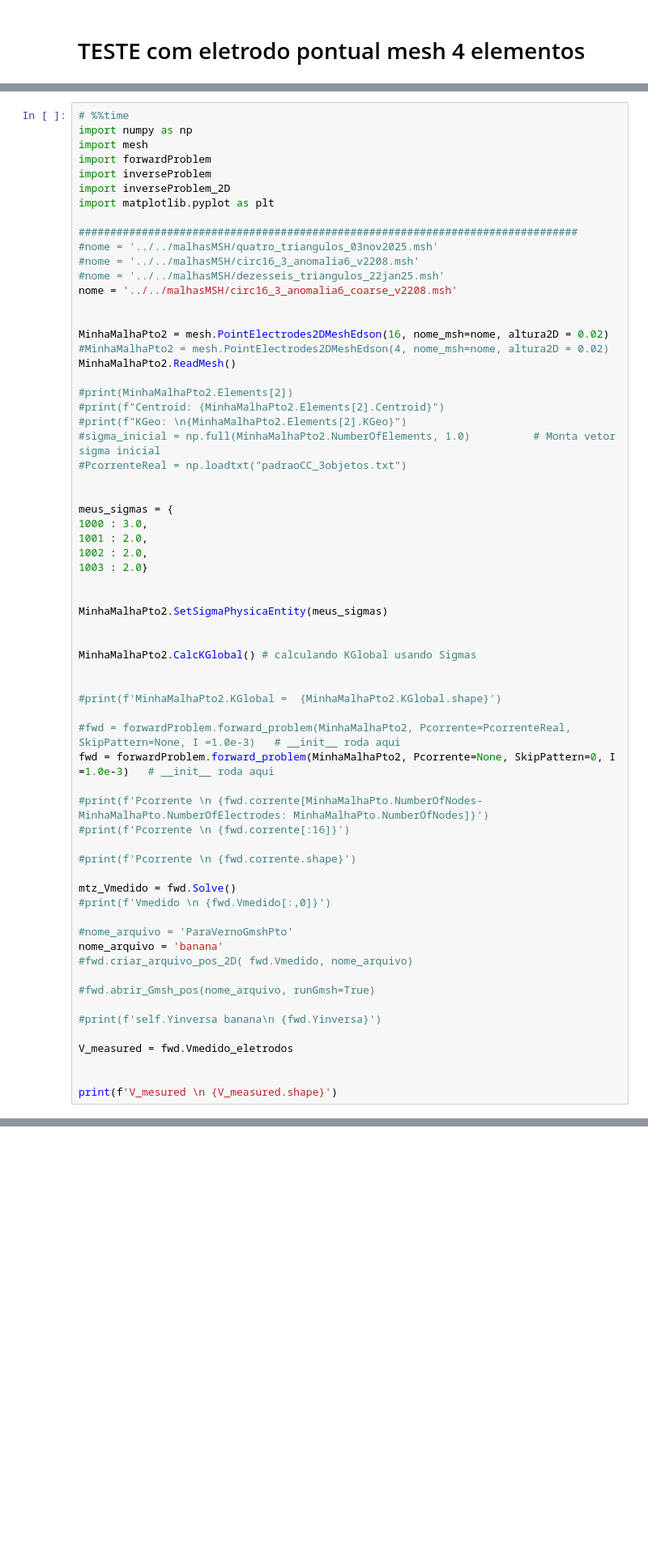
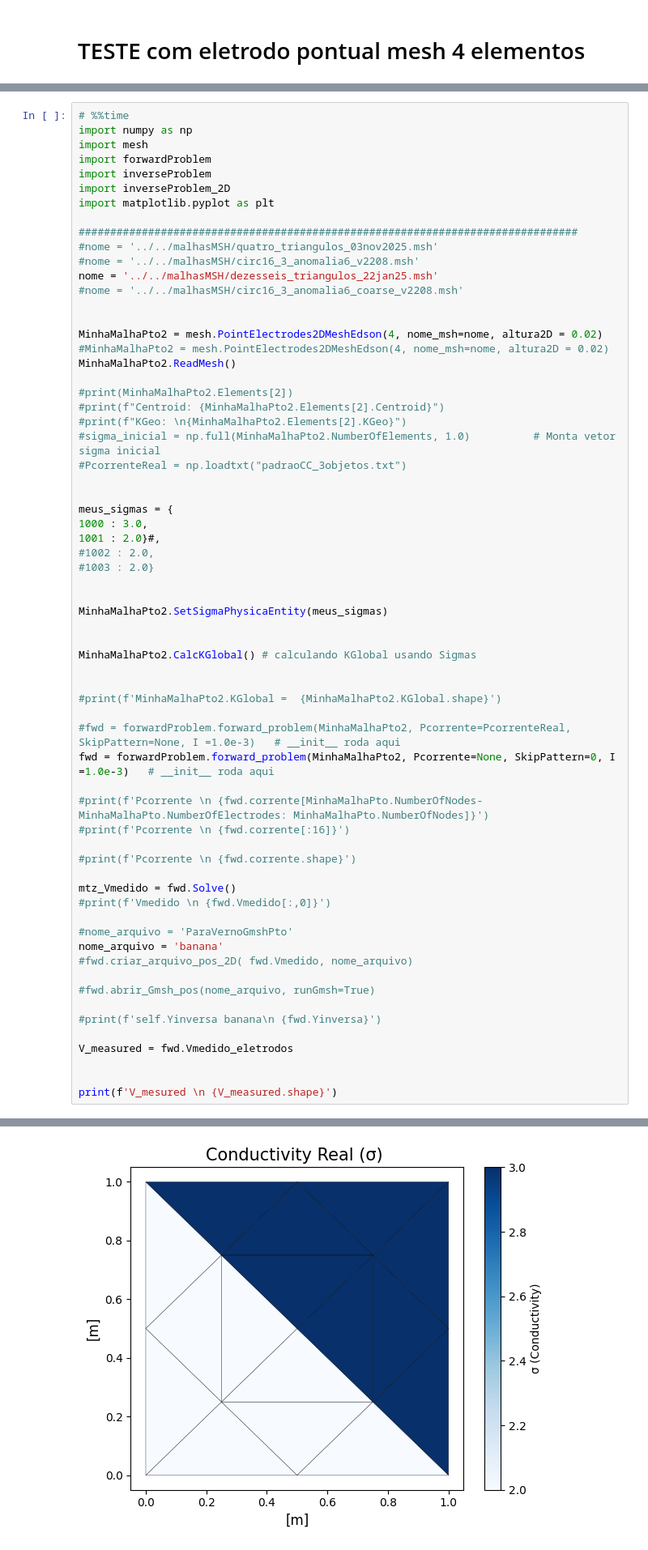
Before and after one commit to rodgraneiro/EIT_2D, a Jupyter notebook: exemplos/biblioteca_Edson/exemplos_biblioteca_Edson.ipynb, the cells around one changed output, grey strips where cells are left out. Shown at 81% size. Cells and saved outputs as stored; diff of their text form; blank space fills up the shorter version.

Commit message:
testando malhas quadradas para debug do jacobiano

```diff
--- a/exemplos/biblioteca_Edson/exemplos_biblioteca_Edson.ipynb
+++ b/exemplos/biblioteca_Edson/exemplos_biblioteca_Edson.ipynb
@@ -223,11 +223,11 @@ import matplotlib.pyplot as plt
 ###############################################################################
 #nome = '../../malhasMSH/quatro_triangulos_03nov2025.msh'
 #nome = '../../malhasMSH/circ16_3_anomalia6_v2208.msh'
-#nome = '../../malhasMSH/dezesseis_triangulos_22jan25.msh'
-nome = '../../malhasMSH/circ16_3_anomalia6_coarse_v2208.msh'
+nome = '../../malhasMSH/dezesseis_triangulos_22jan25.msh'
+#nome = '../../malhasMSH/circ16_3_anomalia6_coarse_v2208.msh'
 
 
-MinhaMalhaPto2 = mesh.PointElectrodes2DMeshEdson(16, nome_msh=nome, altura2D = 0.02)
+MinhaMalhaPto2 = mesh.PointElectrodes2DMeshEdson(4, nome_msh=nome, altura2D = 0.02)
 #MinhaMalhaPto2 = mesh.PointElectrodes2DMeshEdson(4, nome_msh=nome, altura2D = 0.02)
 MinhaMalhaPto2.ReadMesh()
 
@@ -240,9 +240,9 @@ MinhaMalhaPto2.ReadMesh()
 
 meus_sigmas = {
 1000 : 3.0,
-1001 : 2.0,
-1002 : 2.0,
-1003 : 2.0}
+1001 : 2.0}#,
+#1002 : 2.0,
+#1003 : 2.0}
 
 
 MinhaMalhaPto2.SetSigmaPhysicaEntity(meus_sigmas)
@@ -276,3 +276,4 @@ V_measured = fwd.Vmedido_eletrodos
 
 
 print(f'V_mesured \n {V_measured.shape}')
+# %% [output]
@@ -278,0 +290 @@ print(f'V_mesured \n {V_measured.shape}')
+[figure, added]
```
Also changed, not shown: parts of 2 cells of this notebook, 3 other files.
